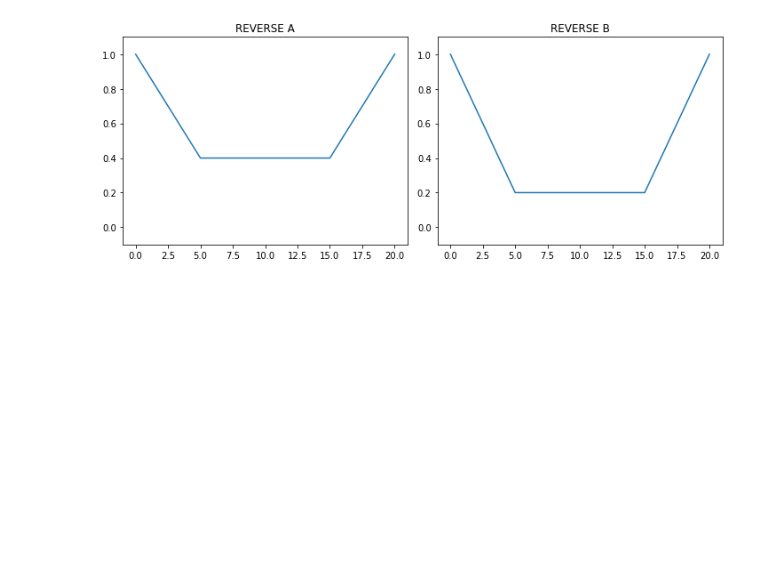
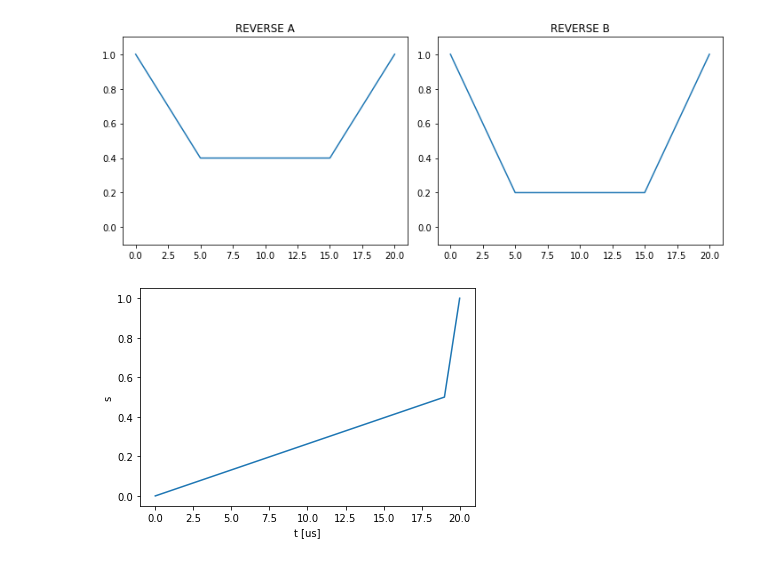
Before and after one commit to Romira915/combinatorial_optimization_solver, a Jupyter notebook: py_src/d-wave.ipynb, the cells around one changed output. Drawn from its saved outputs; the diff is of its cells as text; code cells hidden in the pictures; blank space fills up the shorter version.

```diff
--- a/py_src/d-wave.ipynb
+++ b/py_src/d-wave.ipynb
@@ -399,3 +399,14 @@ plot_schedules(t, s, "reverse_anneal.jpg", [
 # %% [output]
 [figure]
 [figure]
+# %%
+t = (0, 19, 20)
+s = (0, 0.5, 1)
+
+plt.plot(t,s)
+plt.xlabel("t [us]")
+plt.ylabel("s")
+plt.savefig("std.jpg")
+plt.show()
+# %% [output]
+[figure, added]
```
Also changed, not shown: parts of 1 cell of this notebook, 1 other file.
